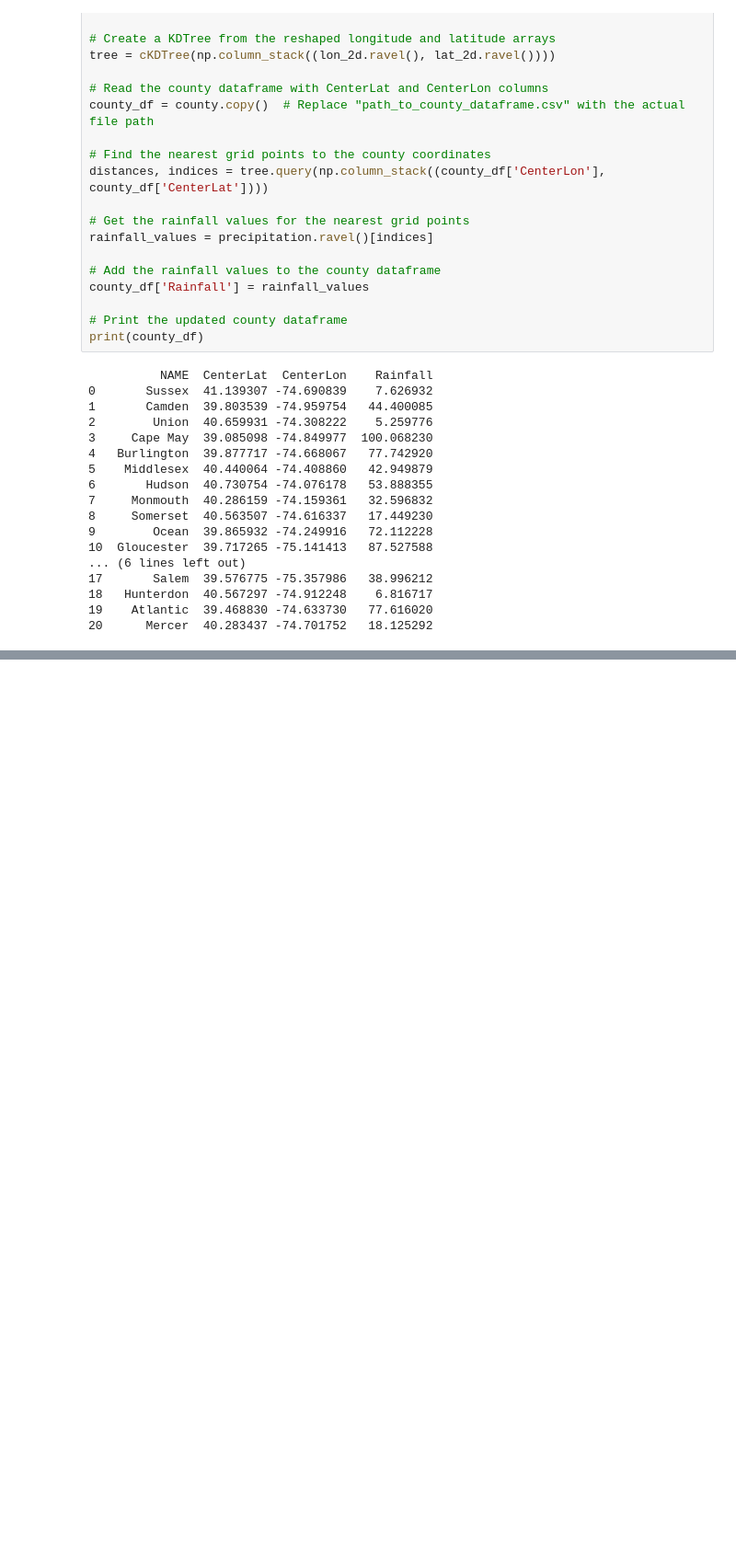
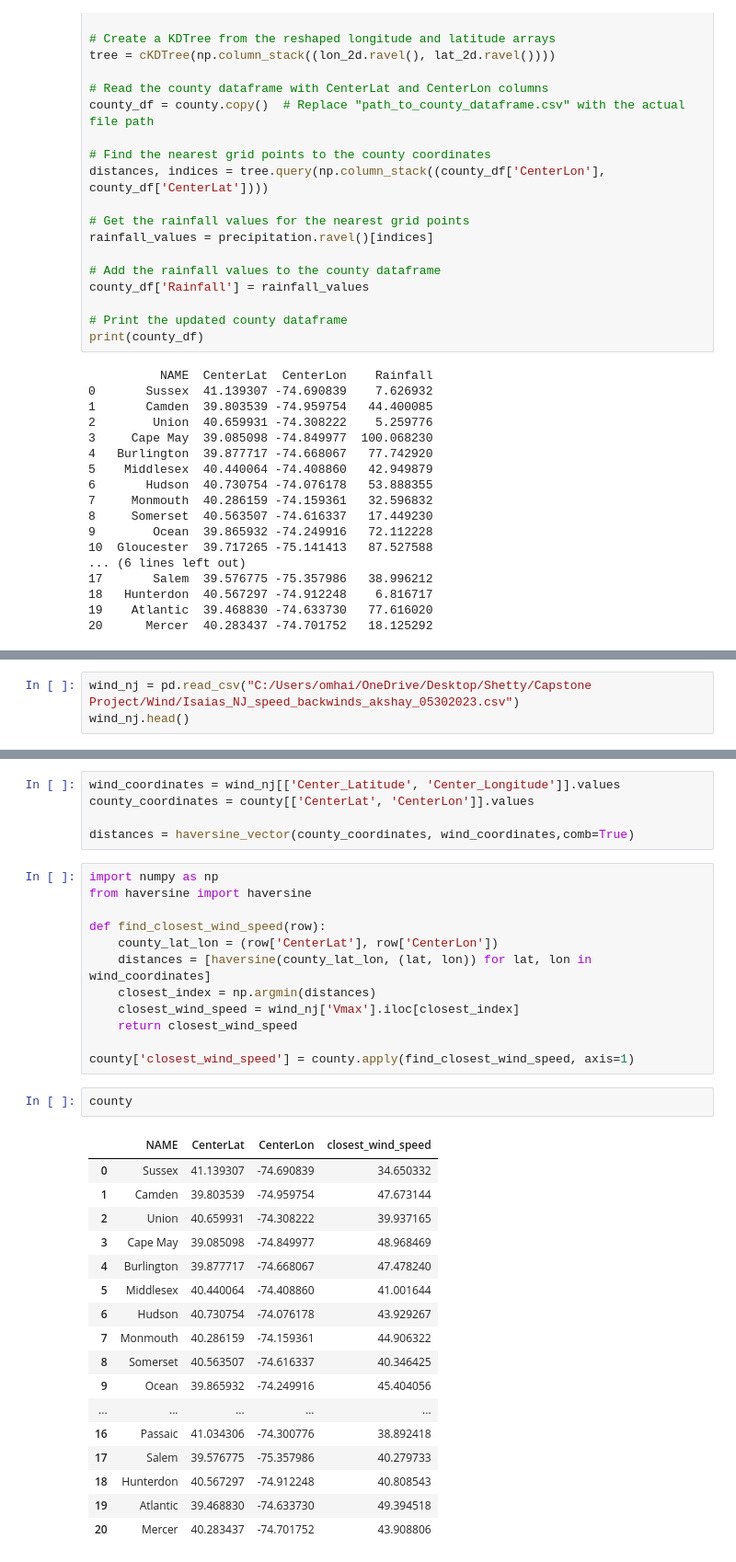
Before and after one commit to Akshay-Shreesha/Dashboard-for-Power-Outage-Forecasts-for-an-Emergency-Response-to-Hurricanes, a Jupyter notebook: Zipcode_NJ.ipynb, the cells around one changed output, grey strips where cells are left out. Shown: that part at 92% size. Drawn from its saved outputs; the diff is of its cells as text; blank space fills up the shorter version.

```diff
--- a/Zipcode_NJ.ipynb
+++ b/Zipcode_NJ.ipynb
@@ -338,0 +429,3 @@ landcover_zonal.head()
+# %%
+wind_nj = pd.read_csv("C:/Users/omhai/OneDrive/Desktop/Shetty/Capstone Project/Wind/Isaias_NJ_speed_backwinds_akshay_05302023.csv")
+wind_nj.head()
@@ -338,0 +448,37 @@ landcover_zonal.head()
+# %%
+wind_coordinates = wind_nj[['Center_Latitude', 'Center_Longitude']].values
+county_coordinates = county[['CenterLat', 'CenterLon']].values
+
+distances = haversine_vector(county_coordinates, wind_coordinates,comb=True)
+# %%
+import numpy as np
+from haversine import haversine
+
+def find_closest_wind_speed(row):
+    county_lat_lon = (row['CenterLat'], row['CenterLon'])
+    distances = [haversine(county_lat_lon, (lat, lon)) for lat, lon in wind_coordinates]
+    closest_index = np.argmin(distances)
+    closest_wind_speed = wind_nj['Vmax'].iloc[closest_index]
+    return closest_wind_speed
+
+county['closest_wind_speed'] = county.apply(find_closest_wind_speed, axis=1)
+# %%
+county
+# %% [output]
+|  | NAME | CenterLat | CenterLon | closest_wind_speed |
+| 0 | Sussex | 41.139307 | -74.690839 | 34.650332 |
+| 1 | Camden | 39.803539 | -74.959754 | 47.673144 |
+| 2 | Union | 40.659931 | -74.308222 | 39.937165 |
+| 3 | Cape May | 39.085098 | -74.849977 | 48.968469 |
+| 4 | Burlington | 39.877717 | -74.668067 | 47.478240 |
+| 5 | Middlesex | 40.440064 | -74.408860 | 41.001644 |
+| 6 | Hudson | 40.730754 | -74.076178 | 43.929267 |
+| 7 | Monmouth | 40.286159 | -74.159361 | 44.906322 |
+| 8 | Somerset | 40.563507 | -74.616337 | 40.346425 |
+| 9 | Ocean | 39.865932 | -74.249916 | 45.404056 |
+| ... | ... | ... | ... | ... |
+| 16 | Passaic | 41.034306 | -74.300776 | 38.892418 |
+| 17 | Salem | 39.576775 | -75.357986 | 40.279733 |
+| 18 | Hunterdon | 40.567297 | -74.912248 | 40.808543 |
+| 19 | Atlantic | 39.468830 | -74.633730 | 49.394518 |
+| 20 | Mercer | 40.283437 | -74.701752 | 43.908806 |
```
Also changed, not shown: parts of 30 cells of this notebook.
